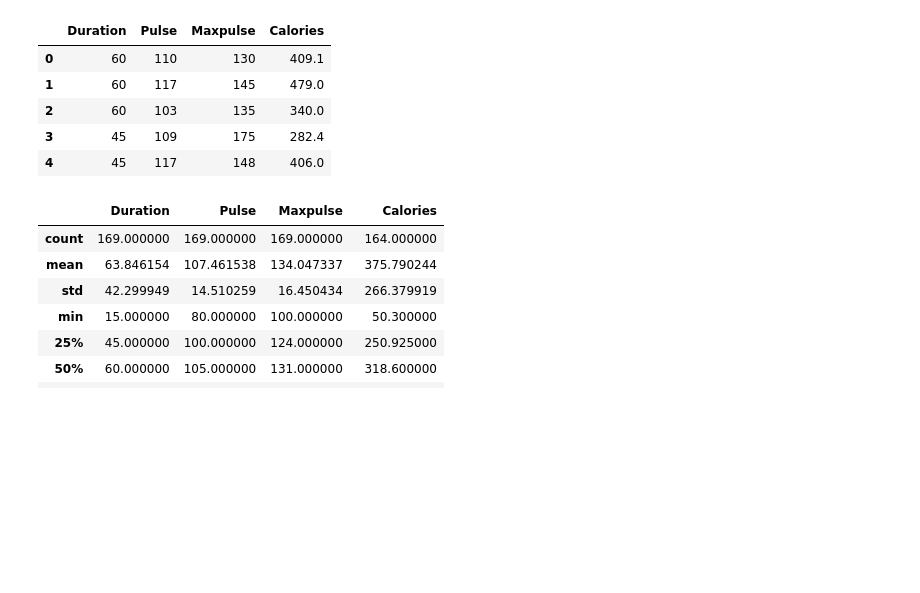
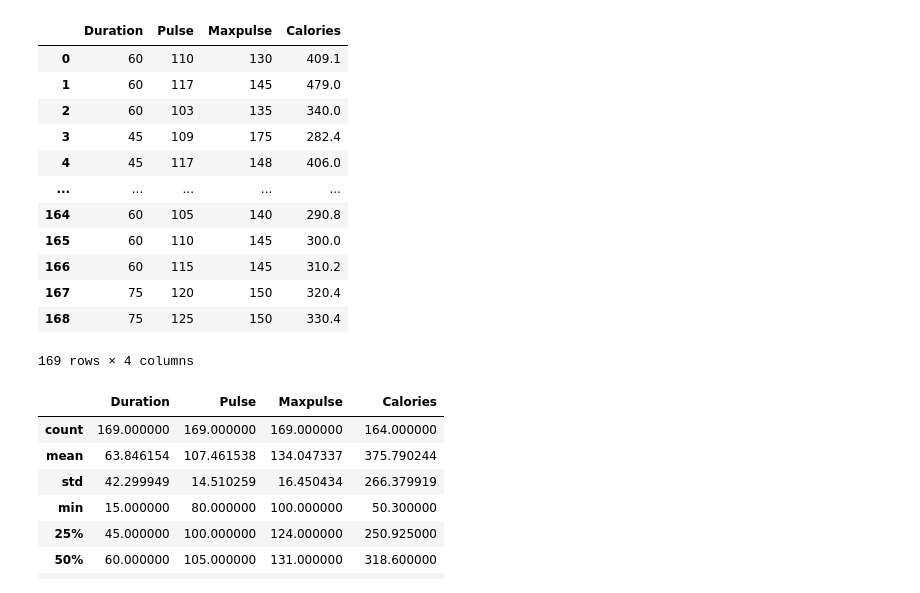
Before and after one commit to Sasank09/CS5710_13469, a Jupyter notebook: Assignments/Assignment2/Assignment2.ipynb, the cells around one changed output. Drawn from its saved outputs; the diff is of its cells as text; code cells hidden in the pictures; blank space fills up the shorter version.

```diff
--- a/Assignments/Assignment2/Assignment2.ipynb
+++ b/Assignments/Assignment2/Assignment2.ipynb
@@ -52,15 +50,22 @@ Maximum value replaced by 0:
 # %%
 import pandas as pd
 
 data = pd.read_csv("data.csv")
-data.head()
+data
 # %% [output]
 |  | Duration | Pulse | Maxpulse | Calories |
 | 0 | 60 | 110 | 130 | 409.1 |
 | 1 | 60 | 117 | 145 | 479.0 |
 | 2 | 60 | 103 | 135 | 340.0 |
 | 3 | 45 | 109 | 175 | 282.4 |
 | 4 | 45 | 117 | 148 | 406.0 |
+| ... | ... | ... | ... | ... |
+| 164 | 60 | 105 | 140 | 290.8 |
+| 165 | 60 | 110 | 145 | 300.0 |
+| 166 | 60 | 115 | 145 | 310.2 |
+| 167 | 75 | 120 | 150 | 320.4 |
+| 168 | 75 | 125 | 150 | 330.4 |
+169 rows × 4 columns
 # %%
 data.describe()
 # %% [output]
```
Also changed, not shown: parts of 4 cells of this notebook.
